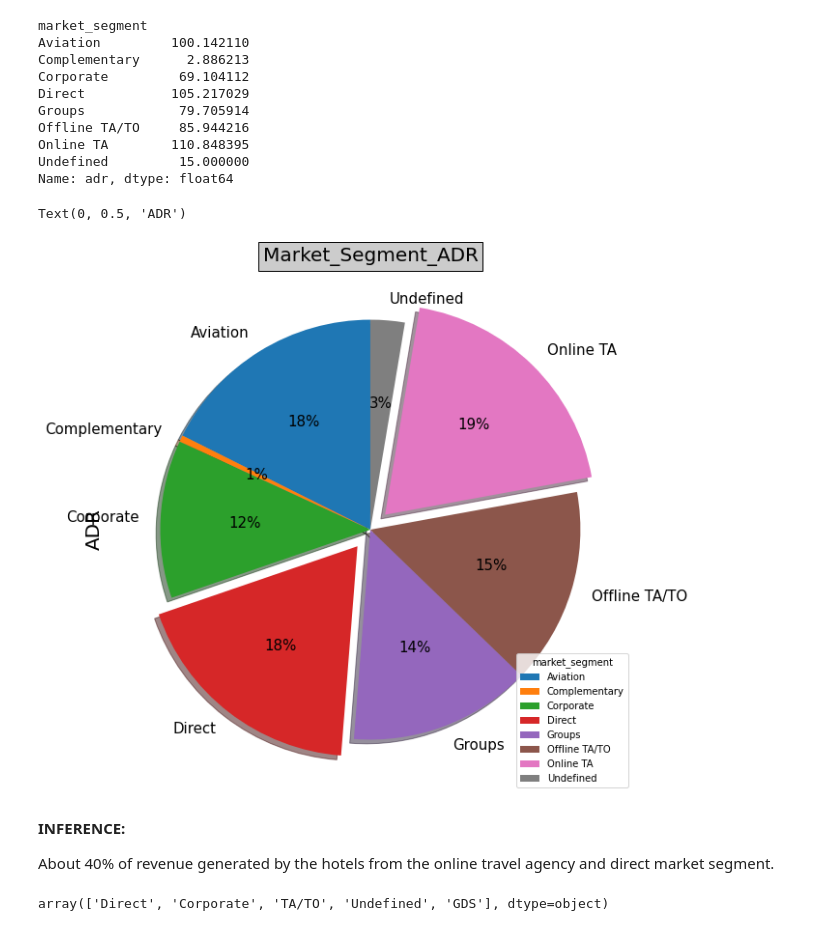
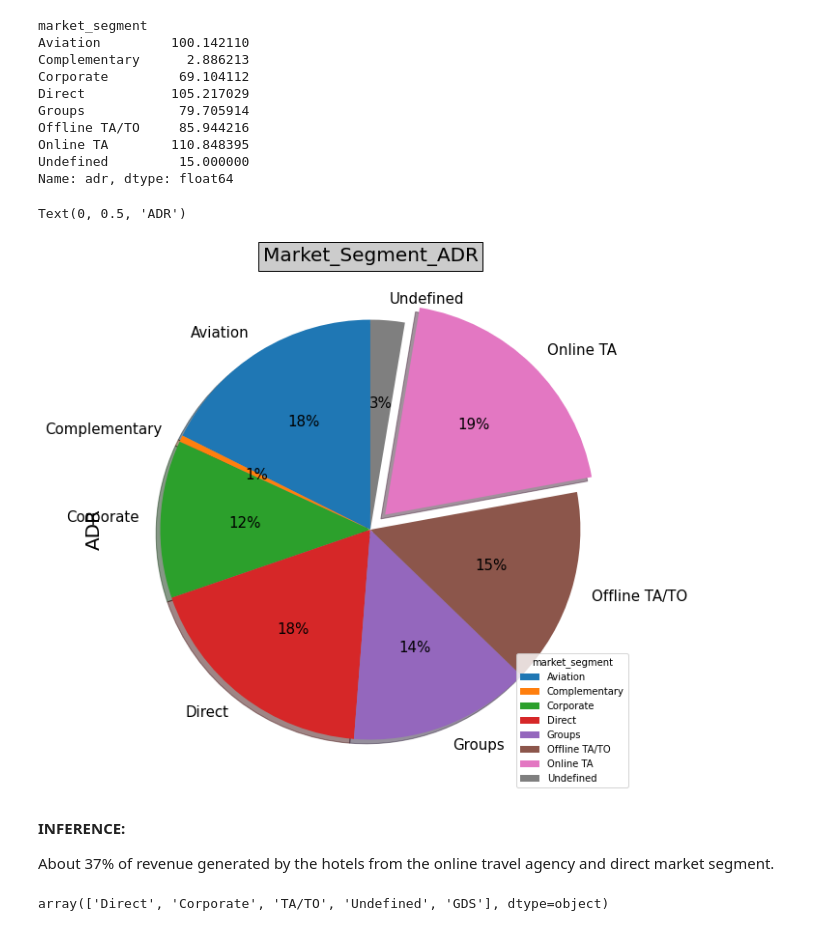
Before and after one commit to sauravkumar19/Hotel_booking_data_analysis, a Jupyter notebook: Hotel_Booking.ipynb, the cells around one changed output. Drawn from its saved outputs; the diff is of its cells as text; code cells hidden in the pictures.

```diff
--- a/Hotel_Booking.ipynb
+++ b/Hotel_Booking.ipynb
@@ -145,6 +145,8 @@ hotels['agent'].fillna(0, inplace = True)      #if agent id is not available we
 # %%
 # replacing Nan value of country column and consider that those countries are some other countries which are not of that much important
 hotels['country'].fillna('other', inplace = True)
+# %%
+hotels.drop_duplicates(inplace=True,ignore_index=True)
 # %%
 hotels[["adr"]].boxplot()
 # %% [output]
@@ -382,6 +674,7 @@ array(['Direct', 'Corporate', 'Online TA', 'Offline TA/TO',
 Market segment allow hotels to target or promote it inventory to different consumer groups.
 # %%
 market_segment_adr = hotels.groupby('market_segment')['adr'].mean()
+explode_list = market_segment_adr.tolist()
 market_segment_adr
 # %% [output]
 market_segment
@@ -396,18 +689,18 @@ Undefined         15.000000
 Name: adr, dtype: float64
 # %%
 # Wants to know which market segment generates more revenue
-explode = [0,0,0,0.1,0,0,0.1,0]
+explode = [0 if elem != max(explode_list) else 0.1 for elem in explode_list]
 market_segment_adr.plot(kind = 'pie', y = 'market_segment', autopct='%1.0f%%', figsize =(15,10),explode = explode, shadow = True,startangle = 90, fontsize = 15)
 plt.legend(title ='market_segment',loc ='lower right')
 plt.title('Market_Segment_ADR',bbox={'facecolor':'0.8', 'pad':5}, fontsize = 20)
 plt.ylabel('ADR',fontsize = 20)
 # %% [output]
 Text(0, 0.5, 'ADR')
-[figure, old version]
+[figure, new version]
 # %% [markdown]
 **INFERENCE:**
 
-About 40% of revenue generated by the hotels from the online travel agency and direct market segment.
+About 37% of revenue generated by the hotels from the online travel agency and direct market segment.
 # %%
 hotels['distribution_channel'].unique()
 # %% [output]
```
Also changed, not shown: parts of 100 cells of this notebook.
